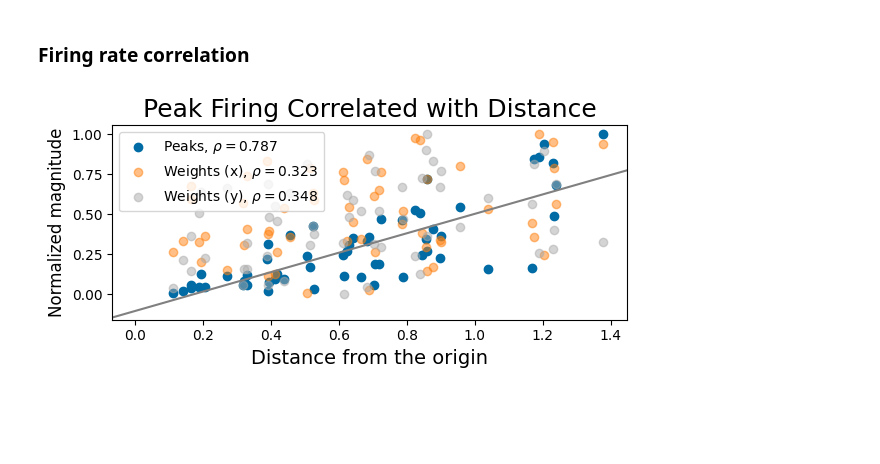
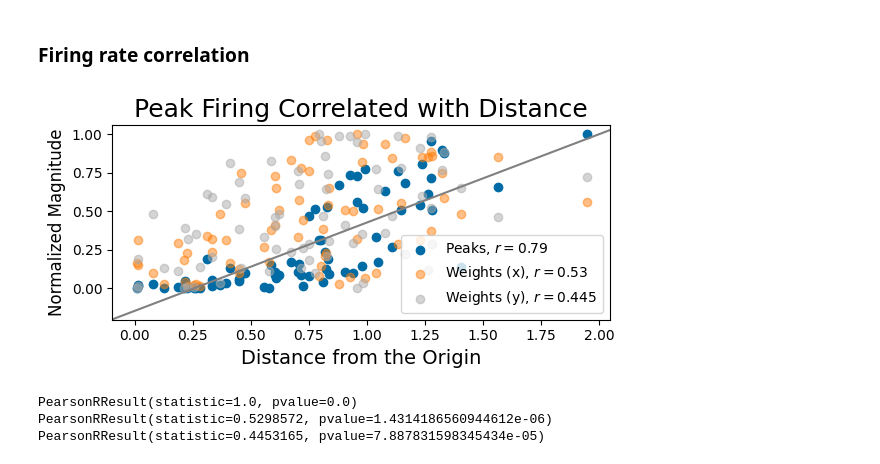
Before and after one commit to ChackMociute/Master-Thesis, a Jupyter notebook: analysis/weights.ipynb, the cells around one changed output. Cells and saved outputs as stored; diff of their text form; code cells hidden in the pictures; blank space fills up the shorter version.

Commit message:
Updated weight figs

```diff
--- a/analysis/weights.ipynb
+++ b/analysis/weights.ipynb
@@ -67,17 +71,6 @@ l1s.insert(3, 'baseline')
 # %%
-means, stds = list(), list()
-for l1 in l1s:
-    exp = Experiment.load_experiment(data_path, l1)
-    net = exp.agent.actor
-    net.clamp_weights()
-
-    nonzeros = (net.w1.data > 0.001).sum(-1)
-    mean = nonzeros.mean(dtype=float).cpu().item()
-    std = nonzeros.to(torch.float32).std(0).cpu().item()
-
-    means.append(mean)
-    stds.append(std)
-
+means, stds = ma.nonzero_weights()
+for l1, mean, std in zip(l1s, means, stds):
     print(f"{l1}:\n  {mean:.03f} ± {std:.03f}")
     print()
 # %% [output]
@@ -118,7 +108,7 @@ plt.show()
 # %% [markdown]
 ### Firing rate correlation
 # %%
-exp = Experiment.load_experiment(data_path, 'baseline')
+exp = Experiment.load_experiment(data_path, 'baseline/3')
 net = exp.agent.actor
 net.clamp_weights()
 # %%
@@ -127,23 +117,31 @@ exp.load_pfs()
 # %%
 idx = exp.pfs.get_place_cells().cpu()
 # %%
-dists = exp.pfs.means[idx].detach().pow(2).sum(-1).cpu()#.tile(2)
+dists = exp.pfs.means[idx].detach().pow(2).sum(-1).cpu()
 scales = exp.pfs.scales[idx].pow(2).detach().cpu()
 w_x, w_y = net.lin2.weight.detach().abs().cpu()[2:,idx]
 
 slope, intercept, rho, *_ = linregress(dists, scales.squeeze()/scales.max(), alternative='greater')
 
 plt.figure(figsize=(6, 3))
-plt.scatter(dists, scales/scales.max(), label=f'Peaks, $\\rho={rho:.03}$')
-plt.scatter(dists, w_x/w_x.max(), label=f'Weights (x), $\\rho={pearsonr(w_x, dists).statistic:.03}$', alpha=0.5)
-plt.scatter(dists, w_y/w_y.max(), label=f'Weights (y), $\\rho={pearsonr(w_y, dists).statistic:.03}$', alpha=0.5)
+plt.scatter(dists, scales/scales.max(), label=f'Peaks, $r={rho:.03}$')
+plt.scatter(dists, w_x/w_x.max(), label=f'Weights (x), $r={pearsonr(w_x, dists).statistic:.03}$', alpha=0.5)
+plt.scatter(dists, w_y/w_y.max(), label=f'Weights (y), $r={pearsonr(w_y, dists).statistic:.03}$', alpha=0.5)
 plt.axline([0, intercept], slope=slope, c='gray')
-plt.xlabel("Distance from the origin", fontsize=14)
-plt.ylabel("Normalized magnitude", fontsize=12)
+plt.xlabel("Distance from the Origin", fontsize=14)
+plt.ylabel("Normalized Magnitude", fontsize=12)
 plt.title("Peak Firing Correlated with Distance", fontsize=18)
 plt.legend()
 plt.tight_layout()
 plt.savefig("../figs/dist_corr.png")
 plt.show()
 # %% [output]
-[figure, old version]
+[figure, new version]
+# %%
+print(pearsonr(dists, dists))
+print(pearsonr(w_x, dists))
+print(pearsonr(w_y, dists))
+# %% [output]
+PearsonRResult(statistic=1.0, pvalue=0.0)
+PearsonRResult(statistic=0.5298572, pvalue=1.4314186560944612e-06)
+PearsonRResult(statistic=0.4453165, pvalue=7.887831598345434e-05)
```
Also changed, not shown: parts of 6 cells of this notebook, 3 other files.
